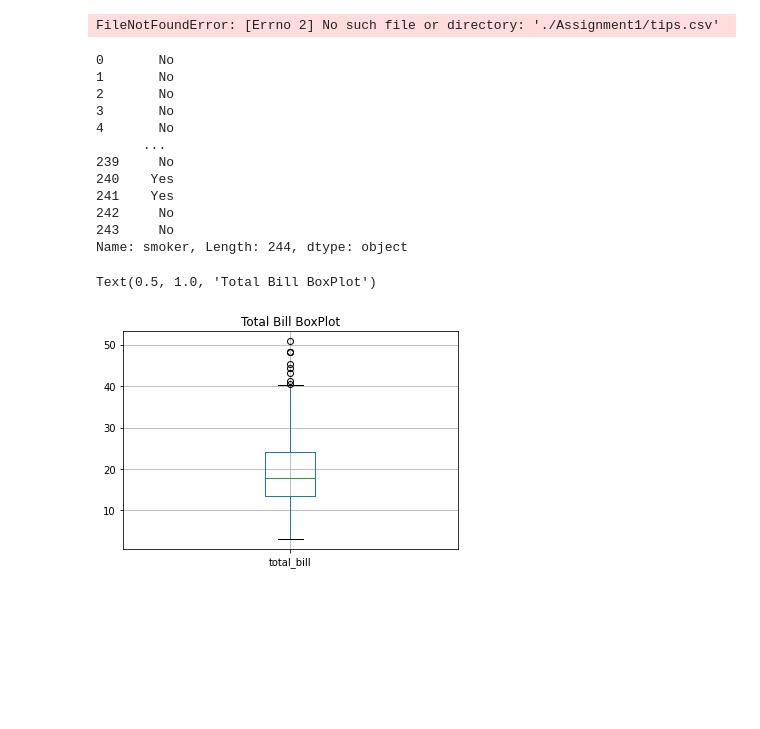
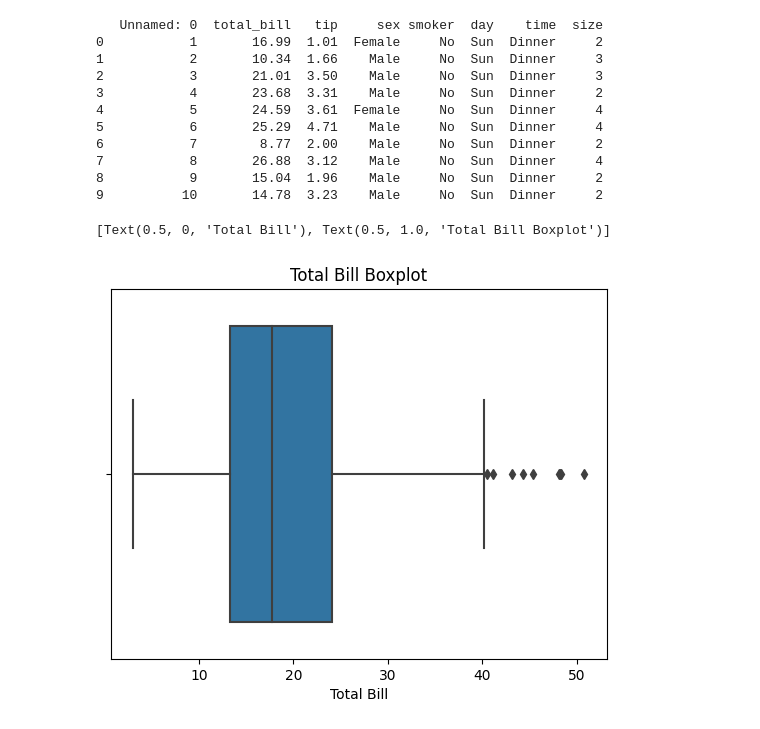
Before and after one commit to AliZ786/COMP-333, a Jupyter notebook: Assignments/Assignment1/LabAssignment1.ipynb, the cells around one changed output. Cells and saved outputs as stored; diff of their text form; code cells hidden in the pictures; blank space fills up the shorter version.

Commit message:
Almost done with the assignment

```diff
--- a/Assignments/Assignment1/LabAssignment1.ipynb
+++ b/Assignments/Assignment1/LabAssignment1.ipynb
@@ -19,7 +20,7 @@ import seaborn as sns
 import numpy as np
 # %%
 # Reading the CSV file and seeing if it friends
-tips_data = pd.read_csv("./Assignment1/tips.csv" ,delimiter=',')
+tips_data = pd.read_csv("./tips.csv" ,delimiter=',')
 
 # Create variable for the first 10 rows
 first_10_row =tips_data.head(10)
@@ -27,29 +28,24 @@ first_10_row =tips_data.head(10)
 # Prints the first 10 rows
 print(first_10_row)
 # %% [output]
-FileNotFoundError: [Errno 2] No such file or directory: './Assignment1/tips.csv'
+   Unnamed: 0  total_bill   tip     sex smoker  day    time  size
+0           1       16.99  1.01  Female     No  Sun  Dinner     2
+1           2       10.34  1.66    Male     No  Sun  Dinner     3
+2           3       21.01  3.50    Male     No  Sun  Dinner     3
+3           4       23.68  3.31    Male     No  Sun  Dinner     2
+4           5       24.59  3.61  Female     No  Sun  Dinner     4
+5           6       25.29  4.71    Male     No  Sun  Dinner     4
+6           7        8.77  2.00    Male     No  Sun  Dinner     2
+7           8       26.88  3.12    Male     No  Sun  Dinner     4
+8           9       15.04  1.96    Male     No  Sun  Dinner     2
+9          10       14.78  3.23    Male     No  Sun  Dinner     2
-# %%
-print(tips_data['smoker'])
-# %% [output]
-0       No
-1       No
-2       No
-3       No
-4       No
-      ...
-239     No
-240    Yes
-241    Yes
-242     No
-243     No
-Name: smoker, Length: 244, dtype: object
 # %%
 # Creating the boxplot for the total bill
-box_tip = tips_data.boxplot(column=['total_bill'])
-box_tip.set_title('Total Bill BoxPlot')
+box_tip = sns.boxplot(data=tips_data, x="total_bill")
+box_tip.set(xlabel="Total Bill", title = "Total Bill Boxplot")
 # %% [output]
-Text(0.5, 1.0, 'Total Bill BoxPlot')
+[Text(0.5, 0, 'Total Bill'), Text(0.5, 1.0, 'Total Bill Boxplot')]
-[figure, old version]
+[figure, new version]
 # %%
 # Creating a sns scatterplot
 
```
Also changed, not shown: parts of 9 cells of this notebook.
